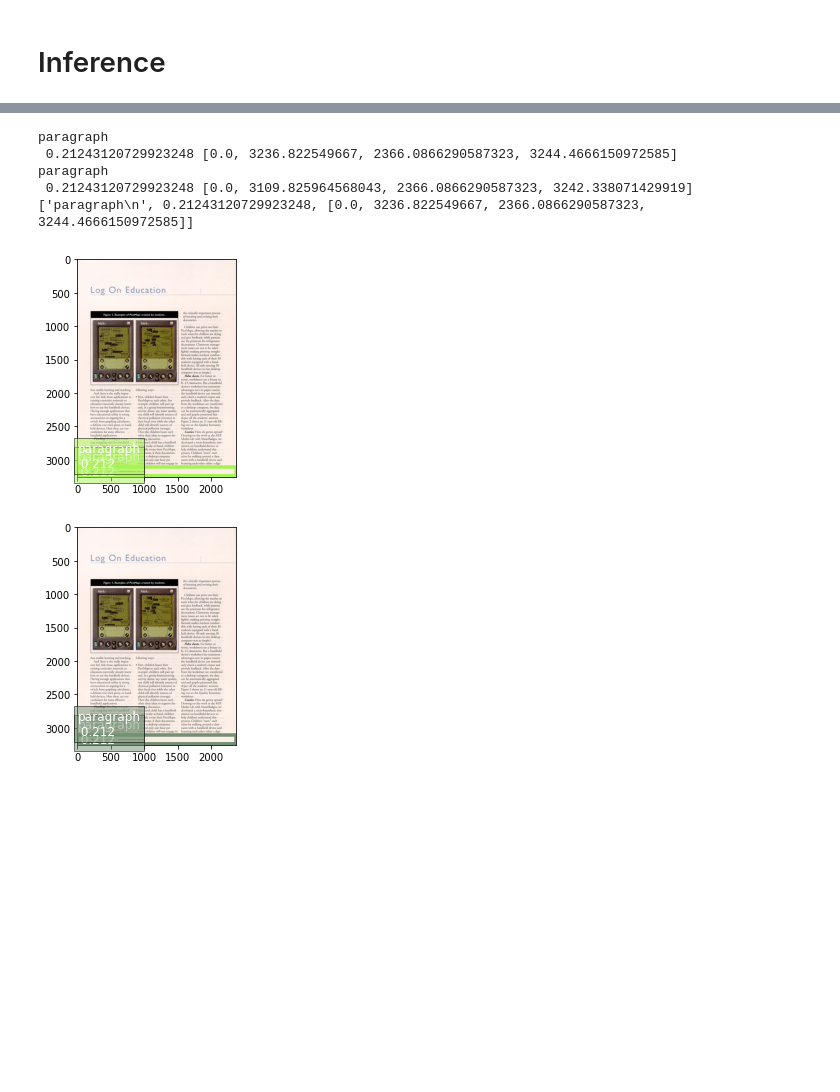
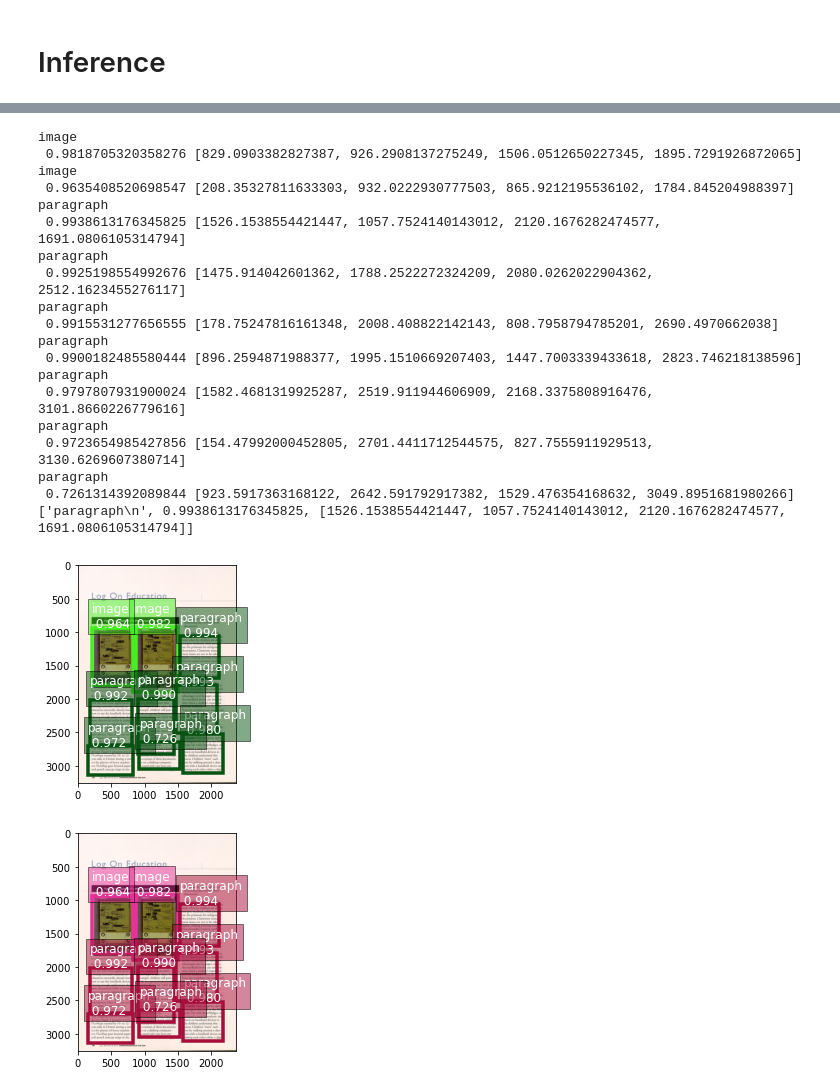
Before and after one commit to swapnil-ahlawat/Document_Layout_Analysis-MonkAI, a Jupyter notebook: FasterRCNN-VGG16_Backend-Document_Analysis.ipynb, the cells around one changed output, grey strips where cells are left out. Drawn from its saved outputs; the diff is of its cells as text; code cells hidden in the pictures; blank space fills up the shorter version.

```diff
--- a/FasterRCNN-VGG16_Backend-Document_Analysis.ipynb
+++ b/FasterRCNN-VGG16_Backend-Document_Analysis.ipynb
@@ -288,12 +707,26 @@ paragraph
 # %%
-set_output_params(vis_thresh=0.2, vis=True)
+set_output_params(vis_thresh=0.7, vis=True)
 Infer("PRImA_Layout_Analysis_Dataset/Test_Images/test2.jpg", mod);
 # %% [output]
+image
+ 0.9818705320358276 [829.0903382827387, 926.2908137275249, 1506.0512650227345, 1895.7291926872065]
+image
+ 0.9635408520698547 [208.35327811633303, 932.0222930777503, 865.9212195536102, 1784.845204988397]
 paragraph
- 0.21243120729923248 [0.0, 3236.822549667, 2366.0866290587323, 3244.4666150972585]
+ 0.9938613176345825 [1526.1538554421447, 1057.7524140143012, 2120.1676282474577, 1691.0806105314794]
 paragraph
- 0.21243120729923248 [0.0, 3109.825964568043, 2366.0866290587323, 3242.338071429919]
-['paragraph\n', 0.21243120729923248, [0.0, 3236.822549667, 2366.0866290587323, 3244.4666150972585]]
+ 0.9925198554992676 [1475.914042601362, 1788.2522272324209, 2080.0262022904362, 2512.1623455276117]
+paragraph
+ 0.9915531277656555 [178.75247816161348, 2008.408822142143, 808.7958794785201, 2690.4970662038]
+paragraph
+ 0.9900182485580444 [896.2594871988377, 1995.1510669207403, 1447.7003339433618, 2823.746218138596]
+paragraph
+ 0.9797807931900024 [1582.4681319925287, 2519.911944606909, 2168.3375808916476, 3101.8660226779616]
+paragraph
+ 0.9723654985427856 [154.47992000452805, 2701.4411712544575, 827.7555911929513, 3130.6269607380714]
+paragraph
+ 0.7261314392089844 [923.5917363168122, 2642.591792917382, 1529.476354168632, 3049.8951681980266]
+['paragraph\n', 0.9938613176345825, [1526.1538554421447, 1057.7524140143012, 2120.1676282474577, 1691.0806105314794]]
-[figure, old version]
+[figure, new version]
-[figure, old version]
+[figure, new version]
 # %%
```
Also changed, not shown: parts of 58 cells of this notebook, 22 other files.
